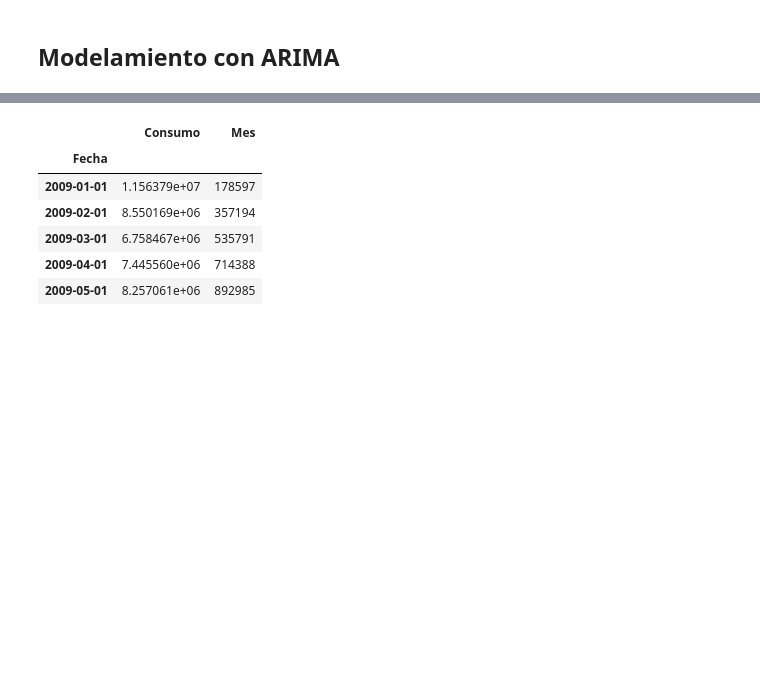
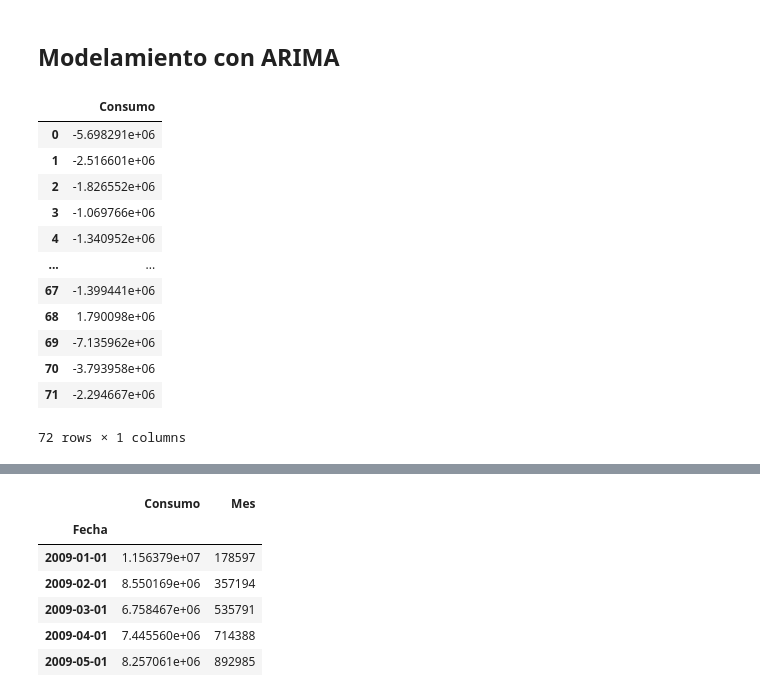
Before and after one commit to AlejandroChicaizaBMV/Proyecto_MN, a Jupyter notebook: proyecto.ipynb, the cells around one changed output, grey strips where cells are left out. Cells and saved outputs as stored; diff of their text form; code cells hidden in the pictures; blank space fills up the shorter version.

```diff
--- a/proyecto.ipynb
+++ b/proyecto.ipynb
@@ -260,0 +159,17 @@ plt.show()
+# %%
+df_dif_1 = diferenciar(df_consumo_total)
+df_dif_1
+# %% [output]
+|  | Consumo |
+| 0 | -5.698291e+06 |
+| 1 | -2.516601e+06 |
+| 2 | -1.826552e+06 |
+| 3 | -1.069766e+06 |
+| 4 | -1.340952e+06 |
+| ... | ... |
+| 67 | -1.399441e+06 |
+| 68 | 1.790098e+06 |
+| 69 | -7.135962e+06 |
+| 70 | -3.793958e+06 |
+| 71 | -2.294667e+06 |
+72 rows × 1 columns
```
Also changed, not shown: parts of 21 cells of this notebook, 1 other file.
